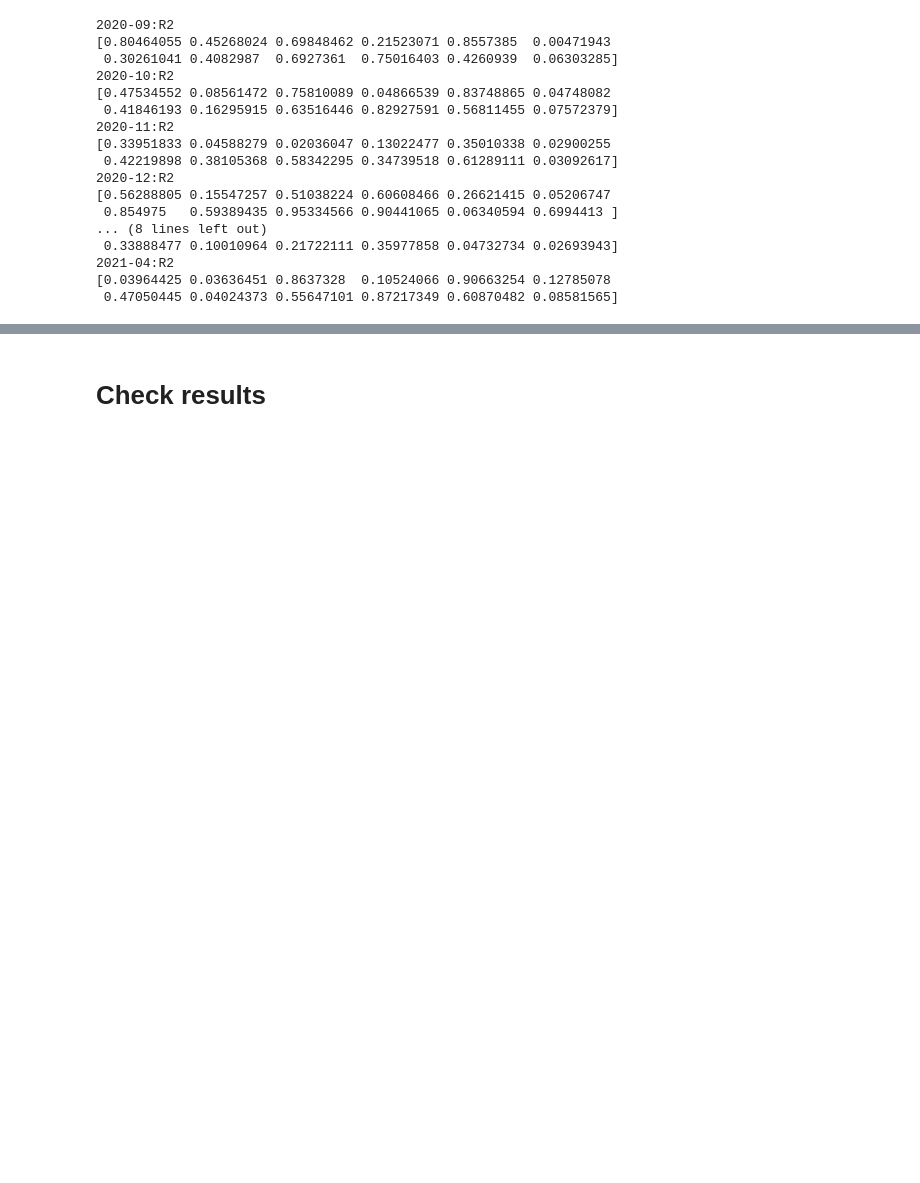
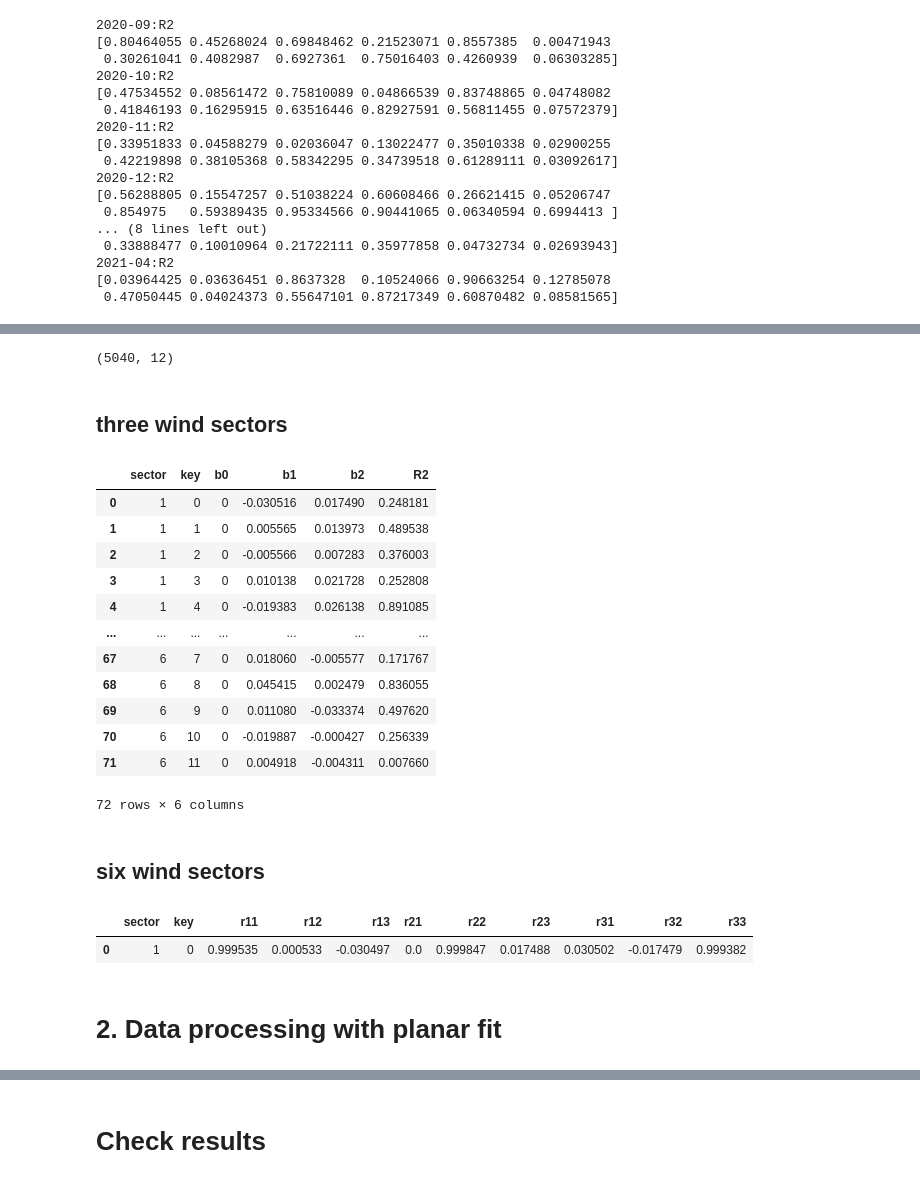
Before and after one commit to yueqin813/EC_analys, a Jupyter notebook: P1_Data_processing.ipynb, the cells around one changed output, grey strips where cells are left out. Saved outputs shown, nothing was run; the diff lists cells and outputs as text; code cells hidden in the pictures; blank space fills up the shorter version.

```diff
--- a/P1_Data_processing.ipynb
+++ b/P1_Data_processing.ipynb
@@ -1165,32 +1107,34 @@ for day in ds:
             # print(f"Time taken for dspk: {duration} seconds")
 
         # Step 3: Calculte wind angle on the xy-plane
+        corrected_ux = ux_dspk.copy()
+        corrected_uy = uy_dspk.copy()
         for il in range(12):
-            # Apply azimuth correction for each sensor
-            corrected_ux = ux_dspk[:,il] * np.cos(np.deg2rad(azimuth_angles[il])) + uy_dspk[:,il] * np.sin(np.deg2rad(azimuth_angles[il]))
-            corrected_uy = uy_dspk[:,il] * np.cos(np.deg2rad(azimuth_angles[il])) - ux_dspk[:,il] * np.sin(np.deg2rad(azimuth_angles[il]))
+            # # Apply azimuth correction for each sensor
+            # corrected_ux[:,il] = ux_dspk[:,il] * np.cos(np.deg2rad(azimuth_angles[il])) + uy_dspk[:,il] * np.sin(np.deg2rad(azimuth_angles[il]))
+            # corrected_uy[:,il] = uy_dspk[:,il] * np.cos(np.deg2rad(azimuth_angles[il])) - ux_dspk[:,il] * np.sin(np.deg2rad(azimuth_angles[il]))
             # Calculate wind angle using the corrected ux and uy
-            ts_dspk_wind_ang[ih,il] = get_wind_ang(corrected_ux,corrected_uy,1)
+            ts_dspk_wind_ang[ih,il] = get_wind_ang(corrected_ux[:,il],corrected_uy[:,il],1)
             if np.logical_and(ts_dspk_wind_ang[ih,il]> min_wnd,ts_dspk_wind_ang[ih,il]<max_wnd):
                 qc_wdir_dspk[ih,il] = 1
+        # print(corrected_ux-ux_dspk)
         # ts_dspk_wind_ang[ih,:],qc_wdir_dspk[ih,:] = wind_ang(ux_dspk[ih,:,:],uy_dspk[ih,:,:]) # 1*12, 1*12
 
-        # Step 4: Double rotation (if enabled)
+        # Step 4: Coordination transform
         # Initialize 2rot variables with the dspk data
-        u_dspk_2rot = ux_dspk.copy()
-        v_dspk_2rot = uy_dspk.copy()
+        u_dspk_2rot = corrected_ux.copy()
+        v_dspk_2rot = corrected_uy.copy()
         w_dspk_2rot = uz_dspk.copy()
         if do_rotation:
             # start_time = time.time()
-            u_dspk_2rot,v_dspk_2rot,w_dspk_2rot = double_rot(ux_dspk,uy_dspk,uz_dspk)
+            u_dspk_2rot,v_dspk_2rot,w_dspk_2rot = double_rot(corrected_ux,corrected_uy,uz_dspk)
             # print('2rot done')
             # end_time = time.time()
             # duration = end_time - start_time
             # print(f"Time taken for double rotation: {duration} seconds")
-        if do_planar:
-            # Apply the traditional planar fit method
-            u_dspk_2rot,v_dspk_2rot,w_dspk_2rot = planar_fit_with_monthly_rotation_matrix(ux_dspk,uy_dspk,uz_dspk,
-                                                                                          monthly_rotation_matrices[month_str])
+        # if do_planar:
+        #     # Apply the traditional planar fit method
+        #                                                                                   monthly_rotation_matrices[month_str])
             # u_dspk_2rot,v_dspk_2rot,w_dspk_2rot,_,_,_ = traditional_planar_fit_with_third_rotation(ux_dspk,uy_dspk,uz_dspk)
         # Calculate mean variables
         u_avg_dspk_2rot = np.nanmean(u_dspk_2rot,axis=0) # 12*1
@@ -1258,14 +1202,14 @@ for day in ds:
                 var_value = globals()[var_name]
                 # Construct the filename using the variable's name and the specified date, then save the array to a .npy file
                 filename = f"{var_name}_{strday}_{ih:02}00.npy"
-                np.save(OUT_DIR + filename, var_value)
+                np.save(OUT_DIR_2rot + filename, var_value)
     ## end of the day loop
     if write_results: # write output by days
         for var_name in out_other+out_qf+out_nspikes:
         # for var_name in ['qc_q_nan','qc_P_nan']:
             var_value = globals()[var_name]
             filename = f"{var_name}_{strday}.npy"
-            np.save(OUT_DIR + filename, var_value)
+            np.save(OUT_DIR_2rot + filename, var_value)
 
     print('--------- finish:'+ strday)
 # %% [output]
@@ -1288,0 +1330,6 @@ NaN c
+# %%
+wind_angles.shape
+# %% [output]
+(5040, 12)
+# %% [markdown]
+## three wind sectors
@@ -1288,0 +1369,31 @@ NaN c
+# %%
+# Prepare data to be converted into a DataFrame
+data = []
+for sector, coeffs in regression_coeffs_3sectors.items():
+    for key, values in coeffs.items():
+        # Add the sector, key and corresponding values to the data list
+        row = {'sector': sector, 'key': key}
+        row.update(values)
+        data.append(row)
+
+# Create DataFrame from the data
+df = pd.DataFrame(data)
+df.to_csv(OUT_DIR_planarfit+'regression_coeffs_3sectors.csv', index=False)
+# %%
+df
+# %% [output]
+|  | sector | key | b0 | b1 | b2 | R2 |
+| 0 | 1 | 0 | 0 | -0.030516 | 0.017490 | 0.248181 |
+| 1 | 1 | 1 | 0 | 0.005565 | 0.013973 | 0.489538 |
+| 2 | 1 | 2 | 0 | -0.005566 | 0.007283 | 0.376003 |
+| 3 | 1 | 3 | 0 | 0.010138 | 0.021728 | 0.252808 |
+| 4 | 1 | 4 | 0 | -0.019383 | 0.026138 | 0.891085 |
+| ... | ... | ... | ... | ... | ... | ... |
+| 67 | 6 | 7 | 0 | 0.018060 | -0.005577 | 0.171767 |
+| 68 | 6 | 8 | 0 | 0.045415 | 0.002479 | 0.836055 |
+| 69 | 6 | 9 | 0 | 0.011080 | -0.033374 | 0.497620 |
+| 70 | 6 | 10 | 0 | -0.019887 | -0.000427 | 0.256339 |
+| 71 | 6 | 11 | 0 | 0.004918 | -0.004311 | 0.007660 |
+72 rows × 6 columns
+# %% [markdown]
+## six wind sectors
@@ -1288,0 +1468,8 @@ NaN c
+# %%
+a = df_rotation_matrices[df_rotation_matrices['sector'] == 1]
+a[a['key'] == 0]
+# %% [output]
+|  | sector | key | r11 | r12 | r13 | r21 | r22 | r23 | r31 | r32 | r33 |
+| 0 | 1 | 0 | 0.999535 | 0.000533 | -0.030497 | 0.0 | 0.999847 | 0.017488 | 0.030502 | -0.017479 | 0.999382 |
+# %% [markdown]
+# 2. Data processing with planar fit
```
Also changed, not shown: parts of 26 cells of this notebook, 9 other files.
